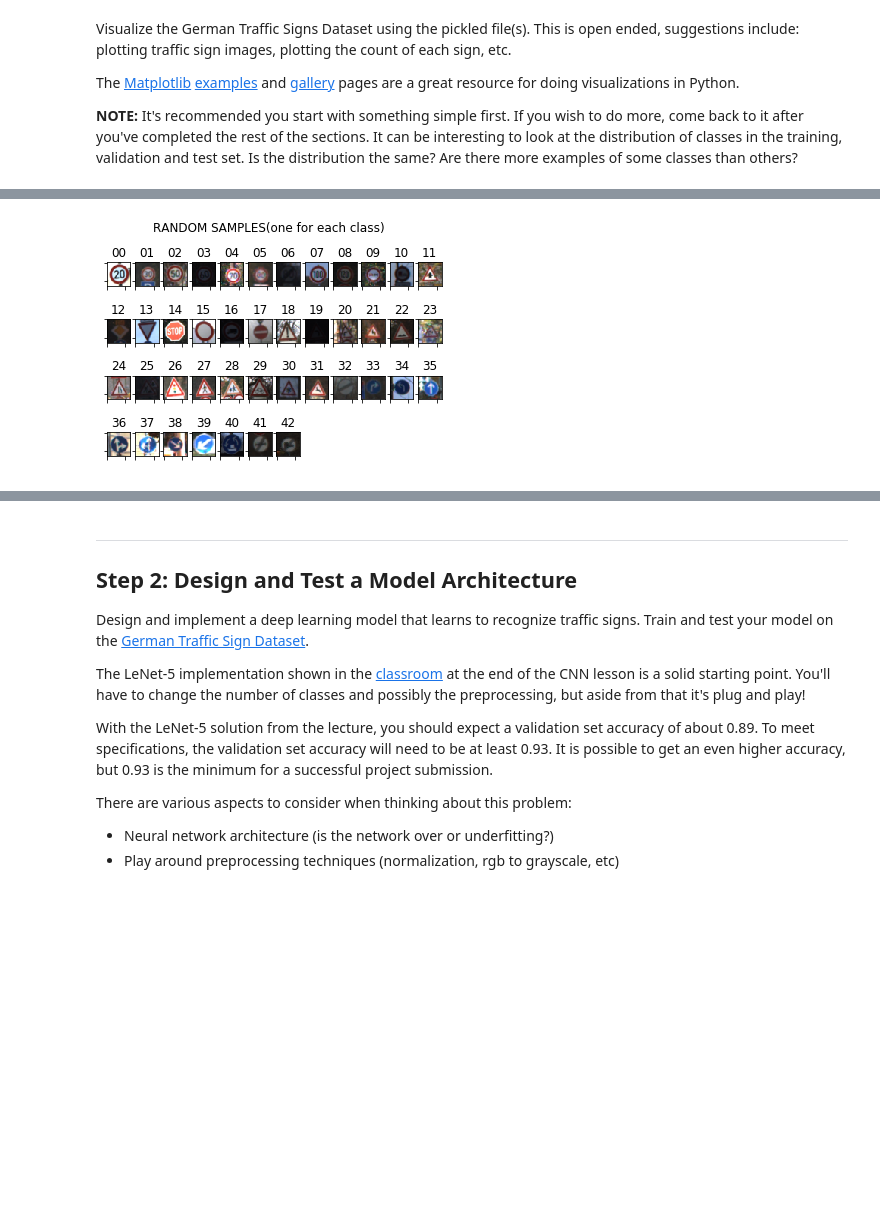
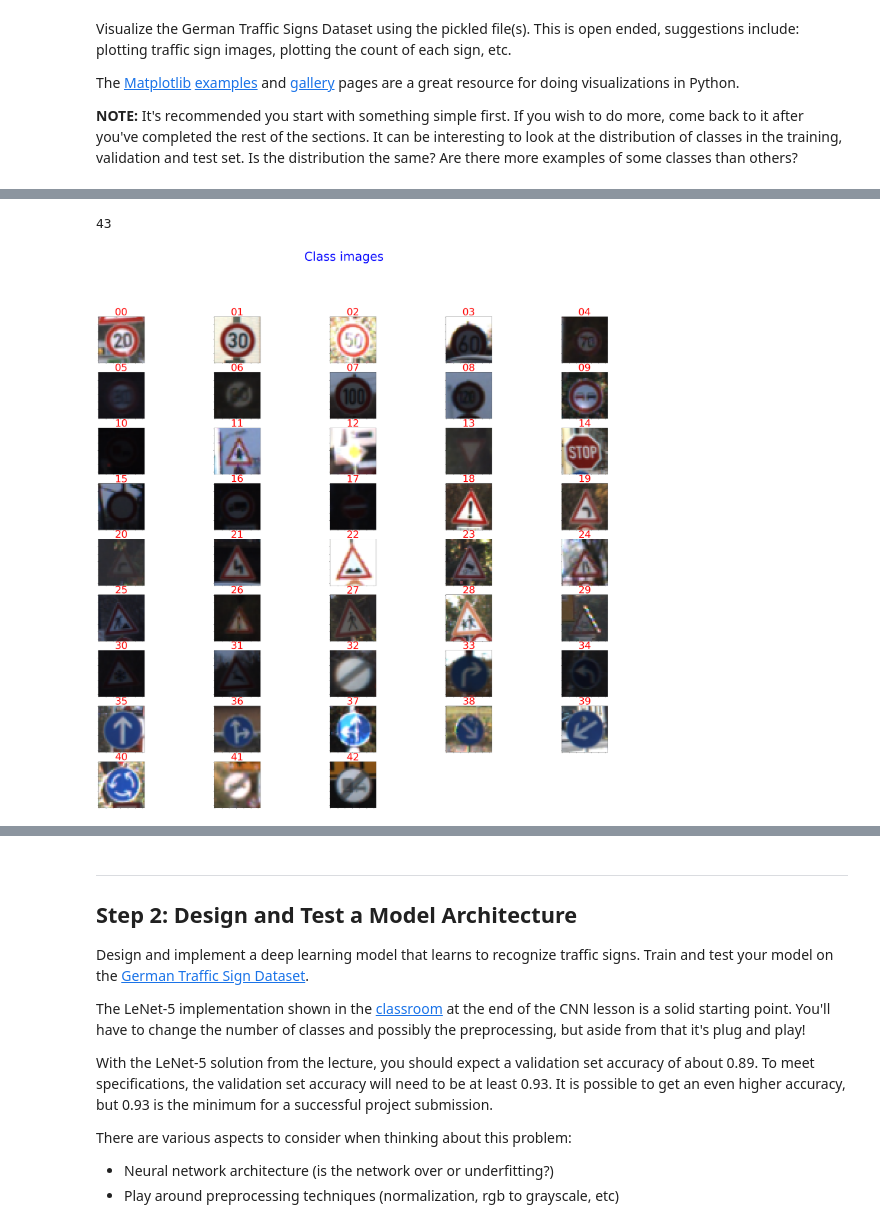
Before and after one commit to luteresa/P3_CarND-Traffic-Sign-Classifier, a Jupyter notebook: Traffic_Sign_Classifier.ipynb, the cells around one changed output, grey strips where cells are left out. Cells and saved outputs as stored; diff of their text form; code cells hidden in the pictures; blank space fills up the shorter version.

```diff
--- a/Traffic_Sign_Classifier.ipynb
+++ b/Traffic_Sign_Classifier.ipynb
@@ -136,28 +142,37 @@ print(y_train[index])
 # %%
-# show a random sample from each class of the traffic sign dataset
+def visualize_images(list_imgs,title_name,cols=5,show_title=[]):
+    rows = math.ceil(len(list_imgs)/cols)
+    fig,ax_array = plt.subplots(rows,cols,figsize=(cols*10,rows*5))
+    plt.suptitle(title_name,fontsize=60,color='b')
+    imgs_count = len(list_imgs)
+    for idx,ax in enumerate(ax_array.ravel()):
+        if idx < imgs_count:
+            ax.imshow(list_imgs[idx])
+            if len(show_title) == 0:
+                ax.set_title('{:02d}'.format(idx),fontsize=50,color='r')
+            else:
+                ax.set_title(show_title[idx],fontsize=50,color='r')
 
-rows,cols = 4,12
+        else:
+            ax.axis('off')
 
-fig,ax_array = plt.subplots(rows,cols) # ax_array is a array object consistint of plt object
+    plt.setp([a.get_xticklabels() for a in ax_array.ravel()],visible=False)
+    plt.setp([a.get_yticklabels() for a in ax_array.ravel()],visible=False)
 
-plt.suptitle('RANDOM SAMPLES(one for each class)')
-
-for class_idx,ax in enumerate(ax_array.ravel()):
-    if class_idx < n_classes:
-        cur_X = X_train[y_train == class_idx]
-        cur_img = cur_X[np.random.randint(len(cur_X))]
-        ax.imshow(cur_img)
-        ax.set_title('{:02d}'.format(class_idx))
-    else:
-        ax.axis('off')
-
-# hide both x and y ticks
-plt.setp([a.get_xticklabels() for a in ax_array.ravel()],visible=False)
-plt.setp([a.get_yticklabels() for a in ax_array.ravel()],visible=False)
-
-plt.draw()
+    plt.show()
-# %% [output]
-[figure, removed]
+# %%
+class_images=[]
+for class_idx in range(43):
+    cur_X = X_train[y_train == class_idx]
+    cur_img = cur_X[np.random.randint(len(cur_X))]
+    class_images.append(cur_img)
+print(len(class_images))
+
+
+visualize_images(class_images[0:43],'Class images',cols=5)
+# %% [output]
+43
+[figure, added]
 # %%
 # bar chart of classes distribution
 train_distribution,test_distribution = np.zeros(n_classes),np.zeros(n_classes)
```
Also changed, not shown: parts of 24 cells of this notebook.
